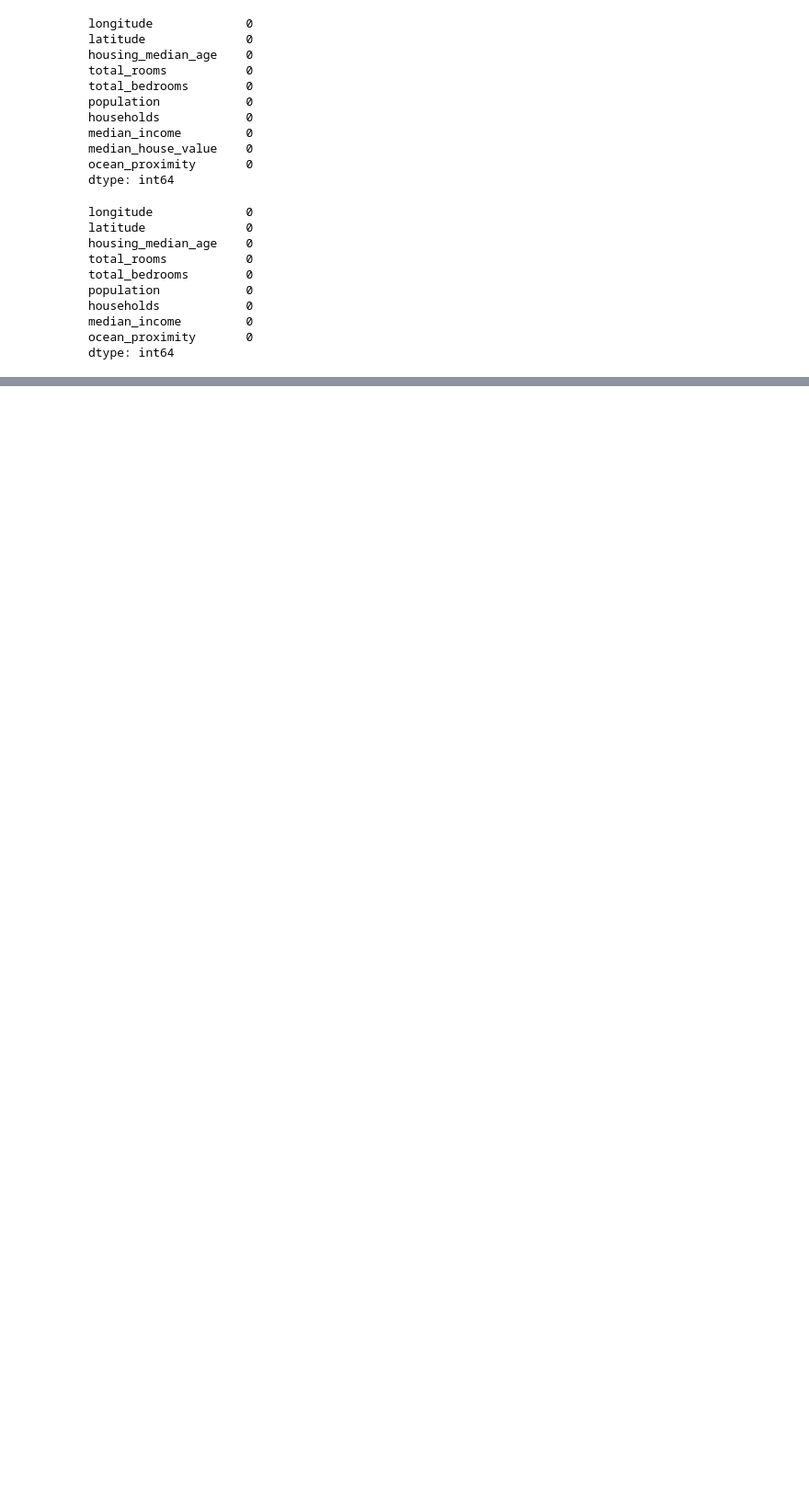
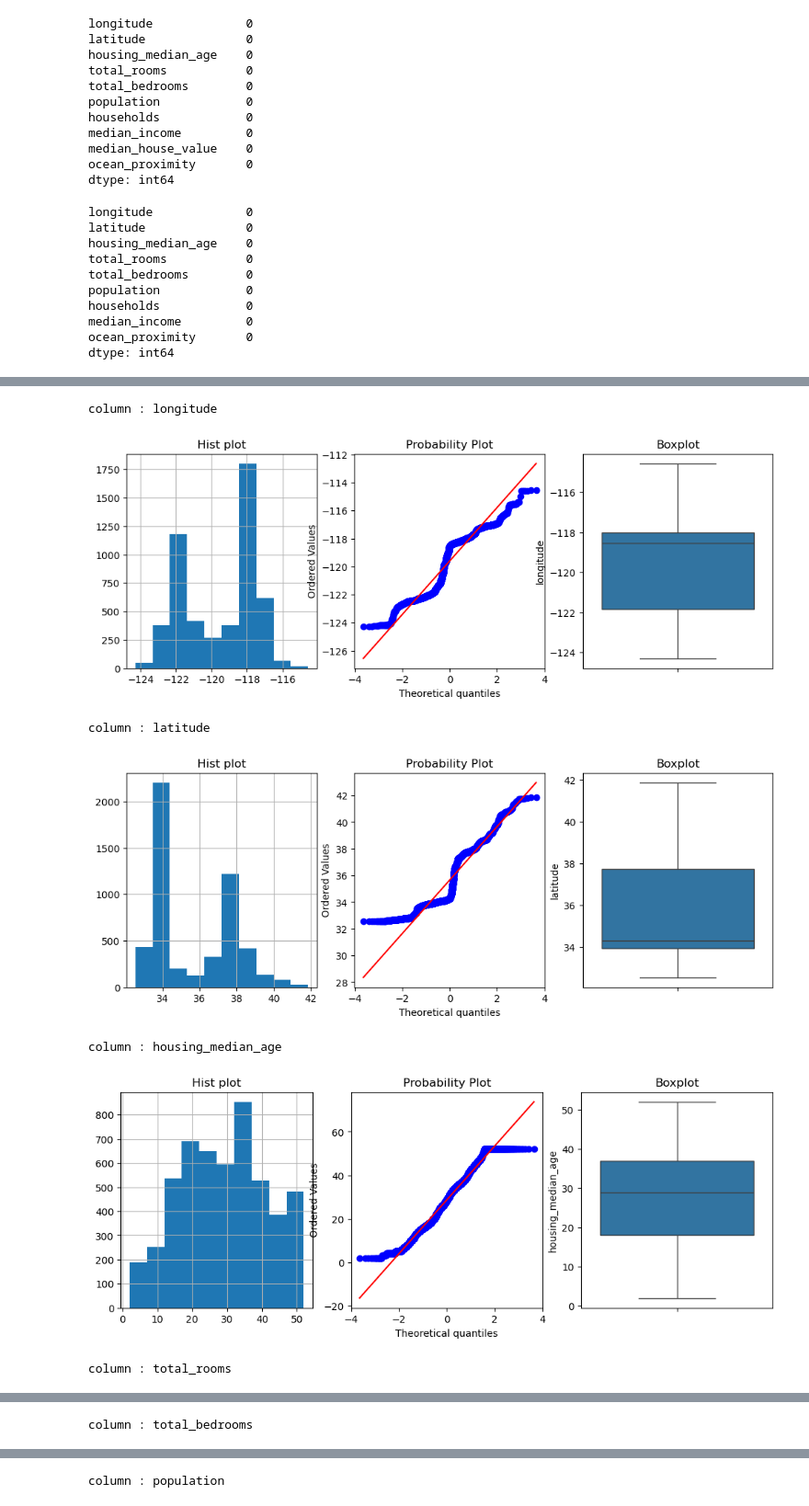
Before and after one commit to utsav87589/California-Housing, a Jupyter notebook: revision/supervised_23_4.ipynb, the cells around one changed output, grey strips where cells are left out. Shown at 92% size. Drawn from its saved outputs; the diff is of its cells as text; code cells hidden in the pictures; blank space fills up the shorter version.

```diff
--- a/revision/supervised_23_4.ipynb
+++ b/revision/supervised_23_4.ipynb
@@ -295 +292,11 @@ column : population
 ... (6 outputs left out)
+# %%
+plot_graphs(df_valid)
+# %% [output]
+column : longitude
+[figure, added]
+column : latitude
+[figure, added]
+column : housing_median_age
+[figure, added]
+column : total_rooms
@@ -295,0 +304 @@ column : population
+column : total_bedrooms
@@ -295,0 +306 @@ column : population
+column : population
```
Also changed, not shown: parts of 26 cells of this notebook.
